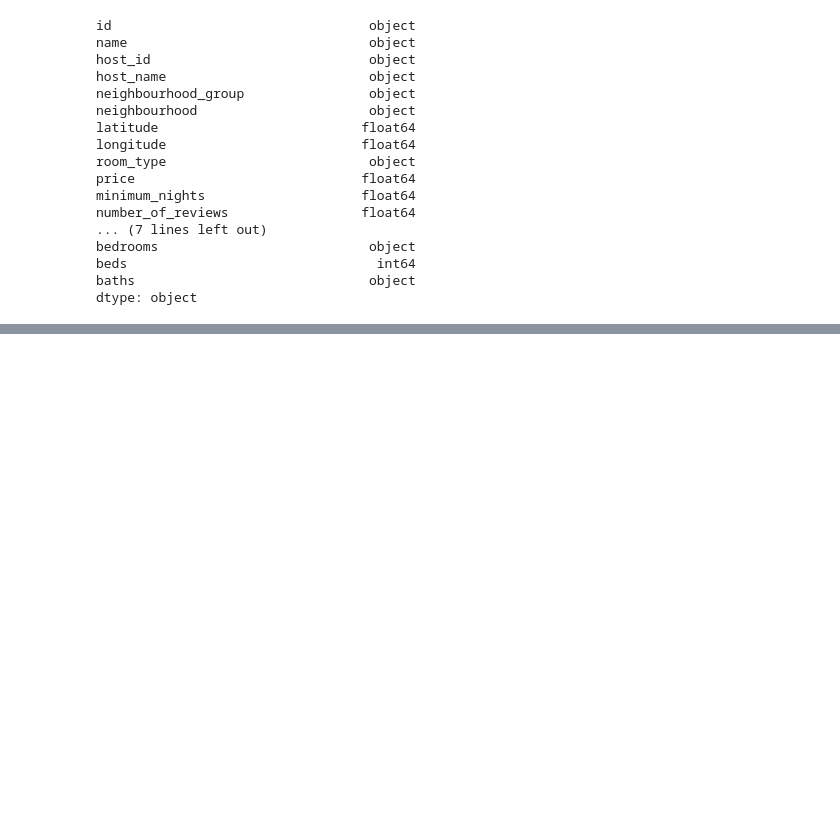
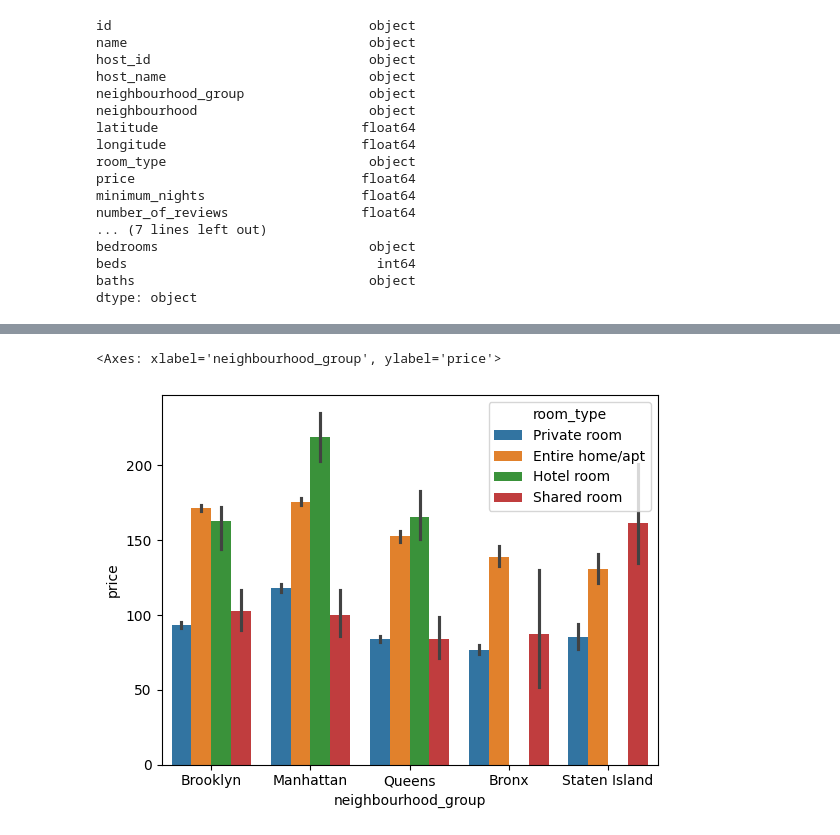
Before and after one commit to ishika058/Airbnb-Analysis, a Jupyter notebook: airbnb_analysis.ipynb, the cells around one changed output, grey strips where cells are left out. Saved outputs shown, nothing was run; the diff lists cells and outputs as text; code cells hidden in the pictures; blank space fills up the shorter version.

```diff
--- a/airbnb_analysis.ipynb
+++ b/airbnb_analysis.ipynb
@@ -373,0 +261,4 @@ There's a weak correlation between most other variable pairs.
+# %%
+data = data[data["beds"] > 0]
+# %%
+data["price_per_bed"] = data["price"] / data["beds"]
@@ -373,0 +284,3 @@ There's a weak correlation between most other variable pairs.
+# %%
+df_clean = data[(data["price"] >= lower_bound) & (data["price"] <= upper_bound)]
+df_clean.groupby("neighbourhood_group")["price_per_bed"].mean()
@@ -373,0 +319,6 @@ There's a weak correlation between most other variable pairs.
+# %%
+# price dependency on neighbourhood
+sns.barplot(data=df_clean, x="neighbourhood_group", y="price", hue="room_type")
+# %% [output]
+<Axes: xlabel='neighbourhood_group', ylabel='price'>
+[figure, added]
```
Also changed, not shown: parts of 47 cells of this notebook, 1 other file.
